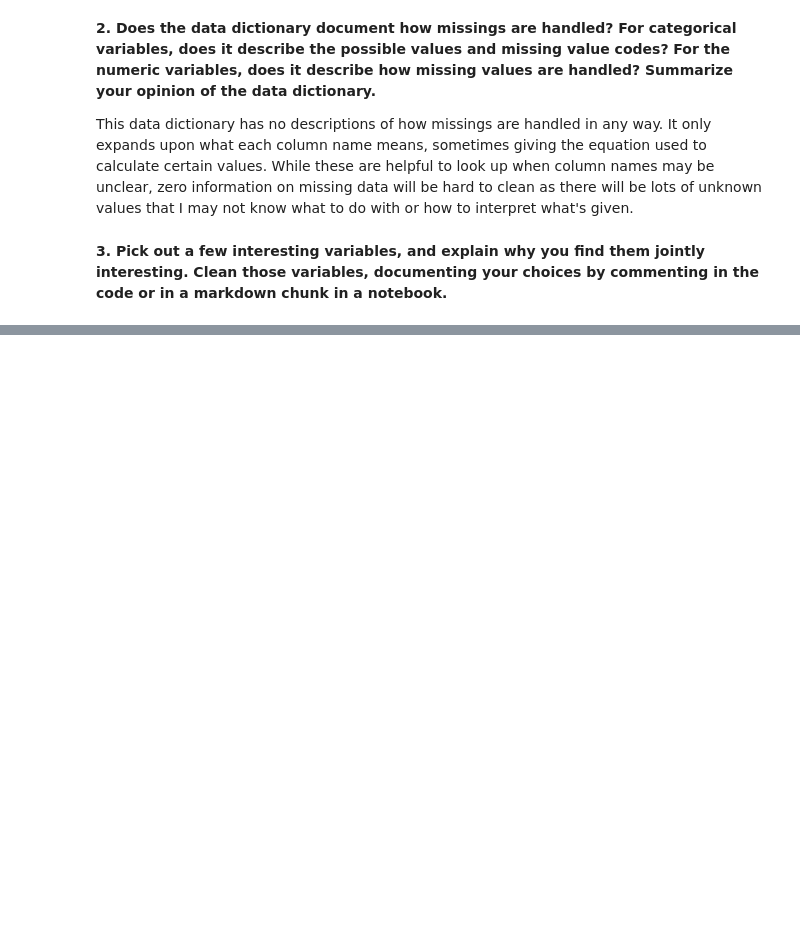
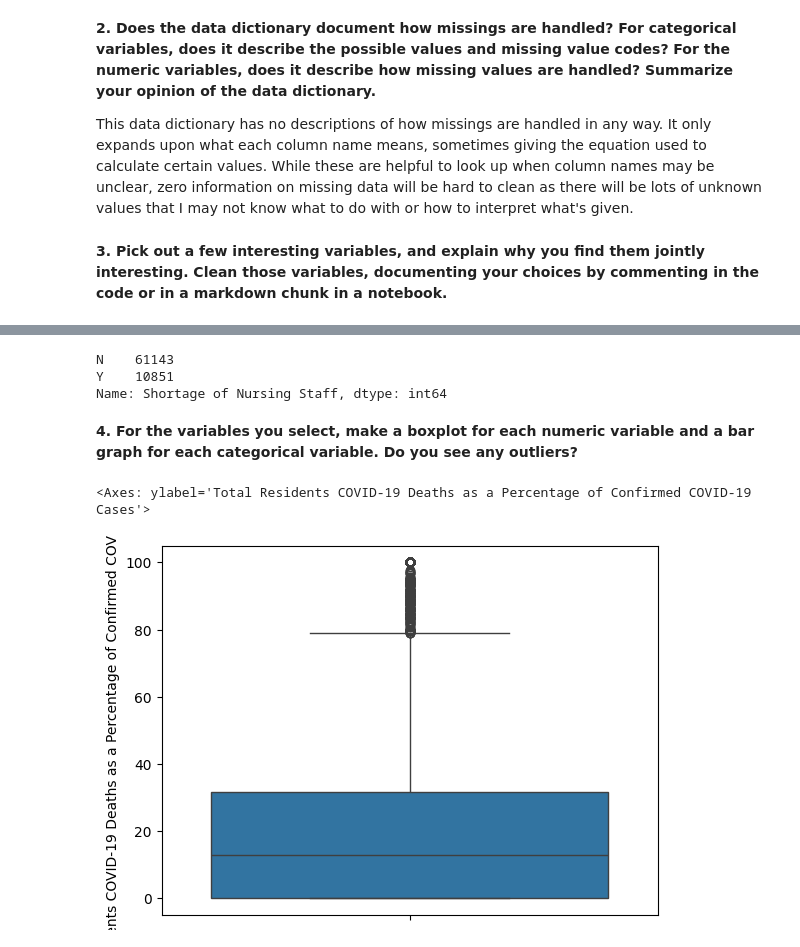
Before and after one commit to kirsten-fung/visualization, a Jupyter notebook: assignment/assignment.ipynb, the cells around one changed output, grey strips where cells are left out. Cells and saved outputs as stored; diff of their text form; code cells hidden in the pictures; blank space fills up the shorter version.

```diff
--- a/assignment/assignment.ipynb
+++ b/assignment/assignment.ipynb
@@ -248,7 +242,7 @@ For some context, the Federal government ultimately spent about $4.4 trillion in
 
 https://data.cms.gov/covid-19/covid-19-nursing-home-data
 # %%
-df = pd.read_csv("/content/COVID-19 Nursing Home Data 01.28.2024.csv", low_memory=False)
+df = pd.read_csv("/content/faclevel_06.21.2020.csv", low_memory=False)
 # %% [markdown]
 **2. Does the data dictionary document how missings are handled? For categorical variables, does it describe the possible values and missing value codes? For the numeric variables, does it describe how missing values are handled? Summarize your opinion of the data dictionary.**
 
@@ -292,0 +292,4 @@ Name: Residents Total Confirmed COVID-19, Length: 430, dtype: int64
+# %%
+var = 'Total Residents COVID-19 Deaths as a Percentage of Confirmed COVID-19 Cases'
+df[var] = df[var].where(df[var] <= 100.0, float('nan'))
+# Replace all values over 100% with nan
@@ -292,0 +316,14 @@ Name: Residents Total Confirmed COVID-19, Length: 430, dtype: int64
+# %%
+df['Shortage of Nursing Staff'].value_counts() # No cleaning needed
+# %% [output]
+N    61143
+Y    10851
+Name: Shortage of Nursing Staff, dtype: int64
+# %% [markdown]
+**4. For the variables you select, make a boxplot for each numeric variable and a bar graph for each categorical variable. Do you see any outliers?**
+# %%
+sns.boxplot(df['Total Residents COVID-19 Deaths as a Percentage of Confirmed COVID-19 Cases'])
+# This shows that 3 quartiles of the percentages were under 40% for death to covid case rates. The highest values were from 80 - 100%, however these were all outliers.
+# %% [output]
+<Axes: ylabel='Total Residents COVID-19 Deaths as a Percentage of Confirmed COVID-19 Cases'>
+[figure, added]
```
Also changed, not shown: parts of 13 cells of this notebook.
